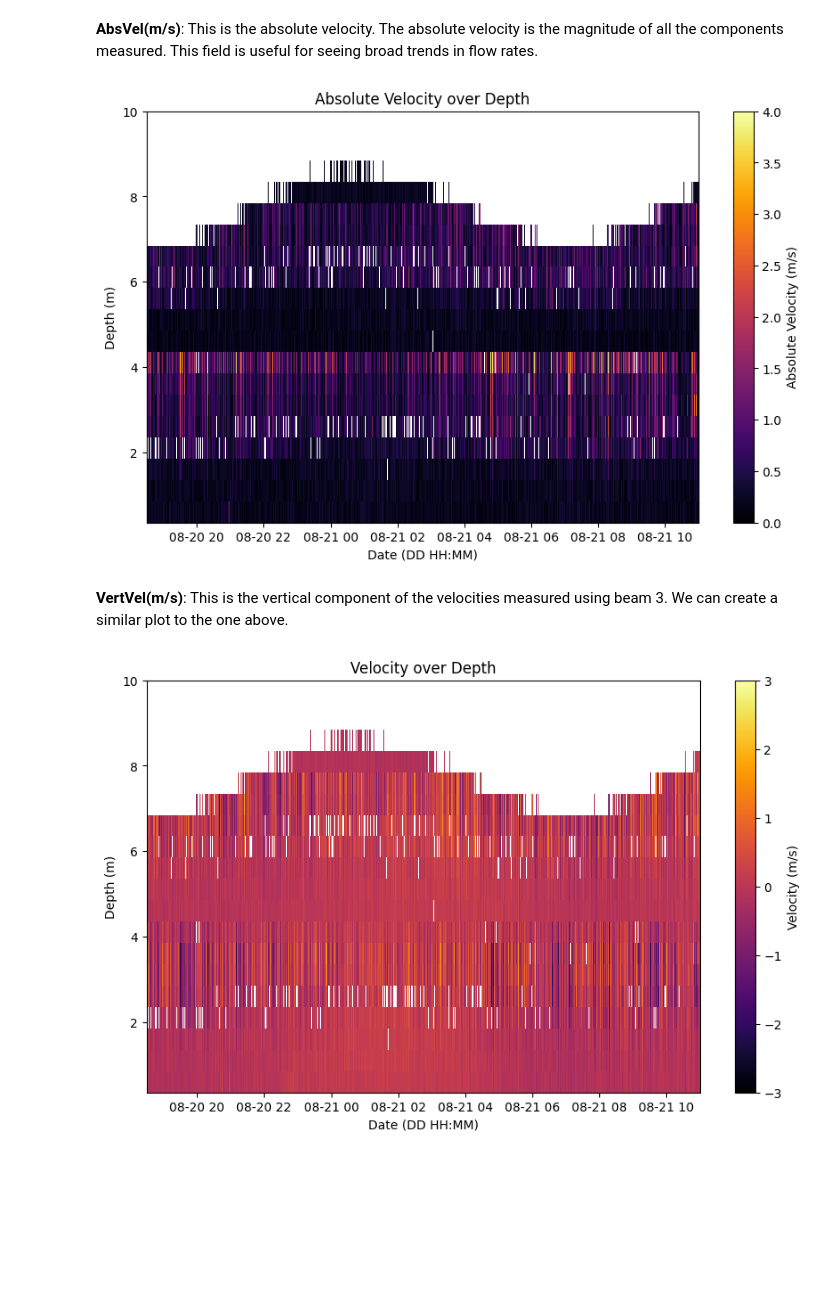
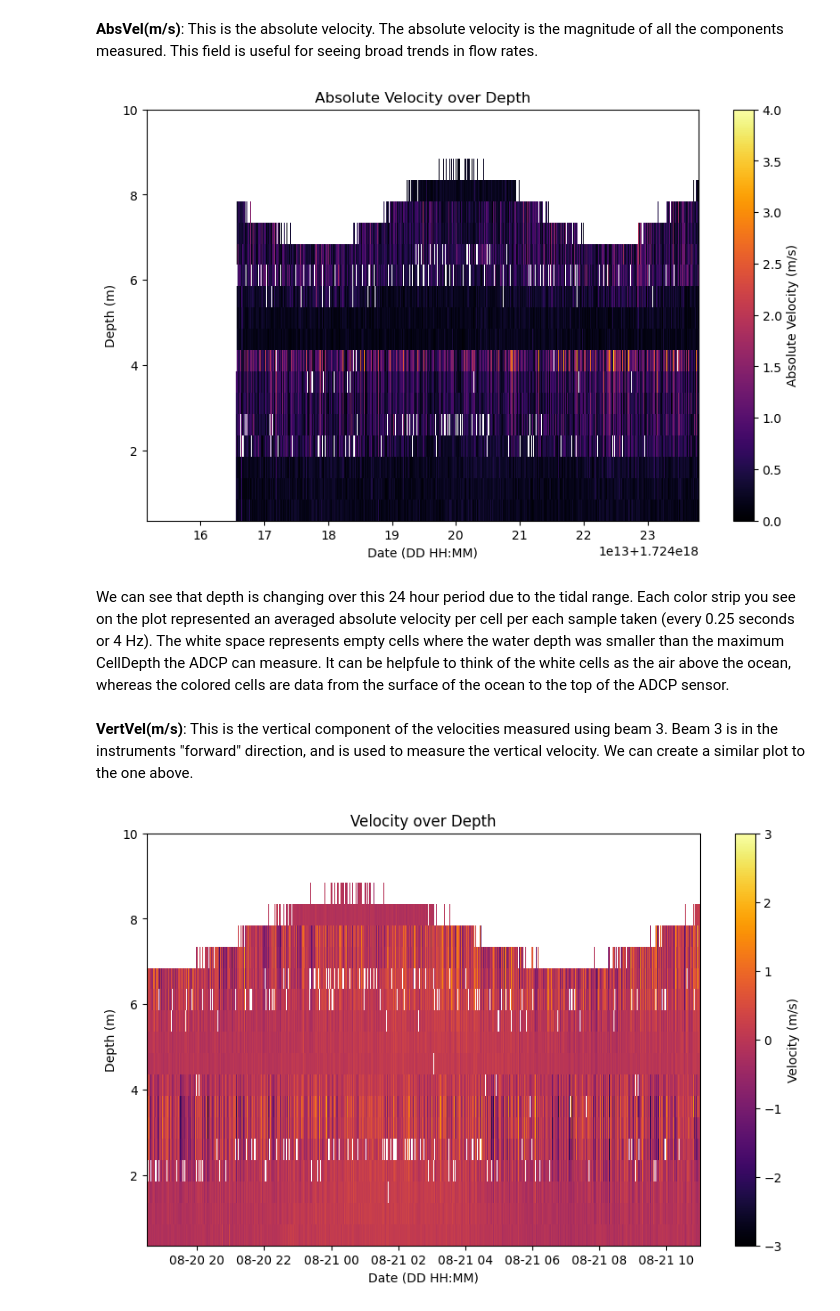
Before and after one commit to NCSU-CHAZ/BOEM-Oak-Island, a Jupyter notebook: notebooks/BOEM_interp.ipynb, the cells around one changed output. Cells and saved outputs as stored; diff of their text form; code cells hidden in the pictures; blank space fills up the shorter version.

Commit message:
address Liz feedback (need to fix time on graphs)

```diff
--- a/notebooks/BOEM_interp.ipynb
+++ b/notebooks/BOEM_interp.ipynb
@@ -146,21 +165,22 @@ z=data['AbsVel']
 # %%
 # Plot Velocity over time per cell
 plt.figure(figsize=(10,6))
 plt.pcolormesh(
     x,y,z.T, cmap='inferno', shading='nearest', vmin=0, vmax=4
 )
-plt.xlim(left=datetime.datetime(2024,8,20,18,30))
 plt.ylim(top=10)
 plt.xlabel("Date (DD HH:MM)")
 plt.ylabel("Depth (m)")
 plt.title('Absolute Velocity over Depth')
 im1=plt.colorbar()
 im1.ax.set_ylabel("Absolute Velocity (m/s)")
 plt.show()
 # %% [output]
-[figure, old version]
+[figure, new version]
+# %% [markdown]
+We can see that depth is changing over this 24 hour period due to the tidal range. Each color strip you see on the plot represented an averaged absolute velocity per cell per each sample taken (every 0.25 seconds or 4 Hz). The white space represents empty cells where the water depth was smaller than the maximum CellDepth the ADCP can measure. It can be helpfule to think of the white cells as the air above the ocean, whereas the colored cells are data from the surface of the ocean to the top of the ADCP sensor.
 # %% [markdown]
-**VertVel(m/s)**: This is the vertical component of the velocities measured using beam 3. We can create a similar plot to the one above.
+**VertVel(m/s)**: This is the vertical component of the velocities measured using beam 3. Beam 3 is in the instruments "forward" direction, and is used to measure the vertical velocity. We can create a similar plot to the one above.
 # %%
 # create a meshgrid of time and celldepth
 x,y=np.meshgrid(data['Time'],data['CellDepth'])
```
Also changed, not shown: parts of 13 cells of this notebook.
